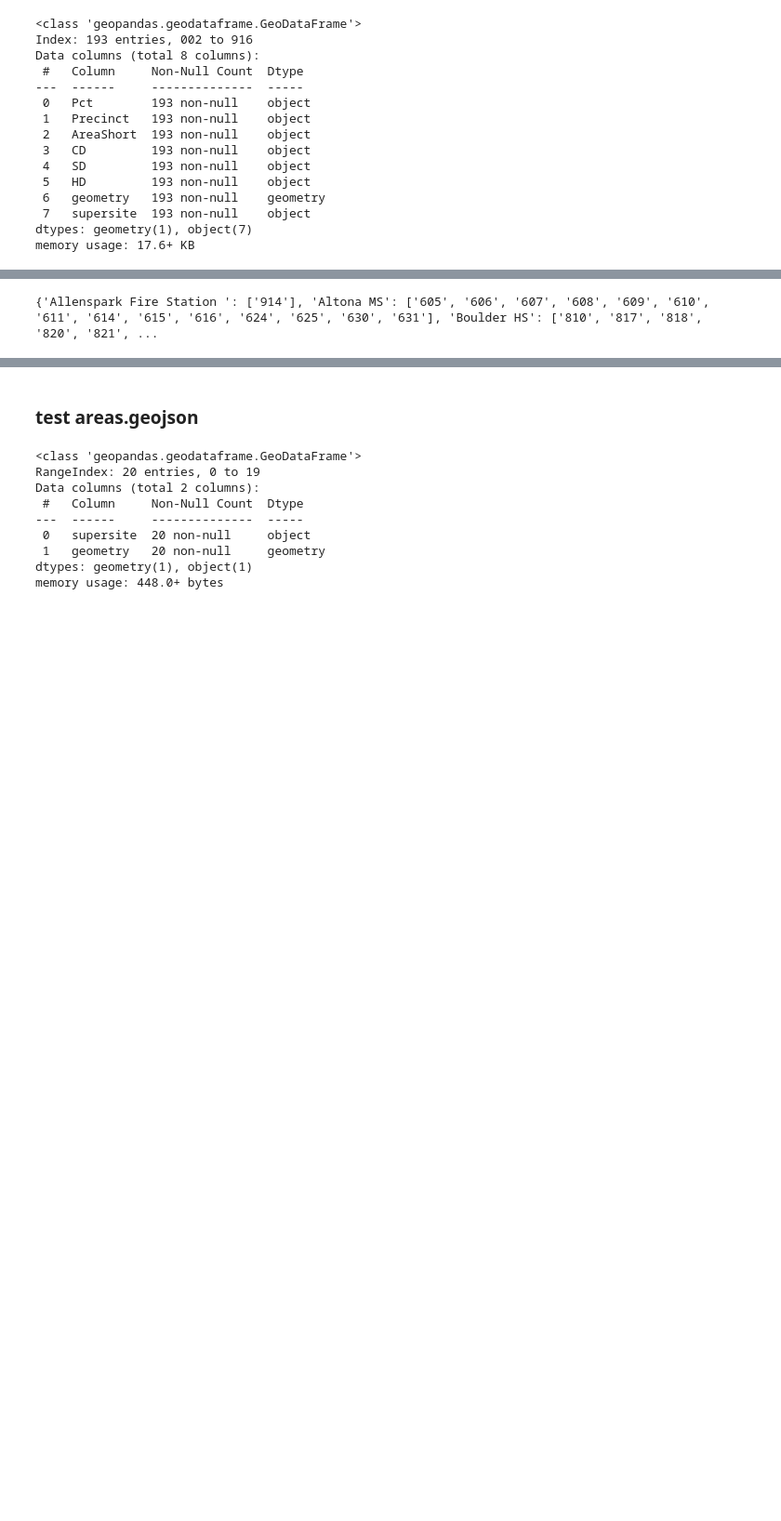
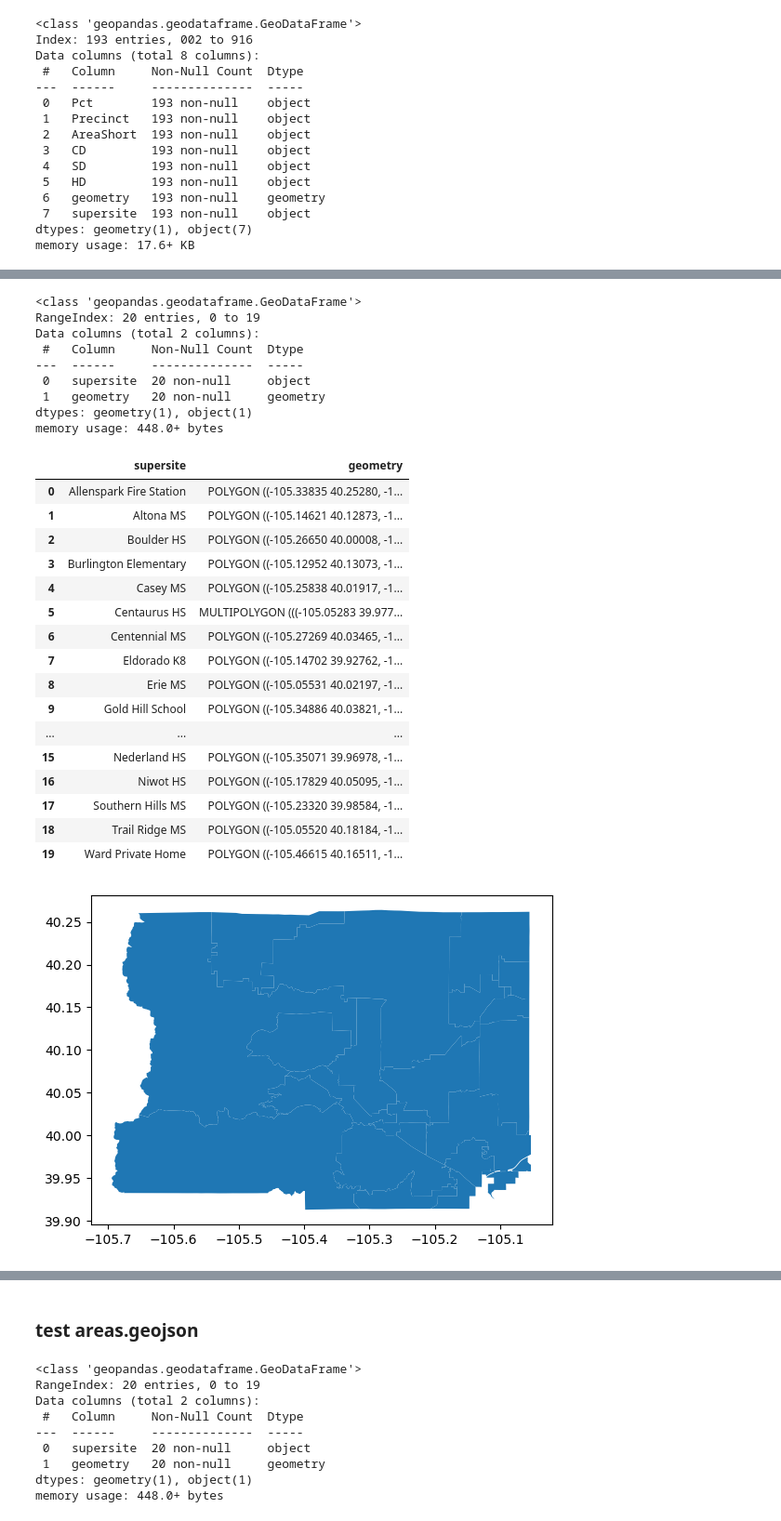
Before and after one commit to bnorikane/supersiteDB, a Jupyter notebook: supersite_pct_geom.ipynb, the cells around one changed output, grey strips where cells are left out. Shown: that part at 93% size. Cells and saved outputs as stored; diff of their text form; code cells hidden in the pictures; blank space fills up the shorter version.

```diff
--- a/supersite_pct_geom.ipynb
+++ b/supersite_pct_geom.ipynb
@@ -392,5 +422,42 @@ memory usage: 17.6+ KB
 # %%
+#  Method 2b - group precincts by group, then use dissolve on each group
 ssgroups = pctgeo.groupby('supersite')
 ssgroups.groups
+# Create boundary for each supersite from outline of precincts in supersite
+for name, group in ssgroups:
+    ssgdf = pd.concat([ssgdf, group.dissolve()], ignore_index=True)
+
+ssgdf_2b = ssgdf[['supersite', 'geometry']]
+ssgdf_2b = ssgdf.set_geometry('geometry')
+
+ssgdf_2b.info()
+ssgdf_2b.plot()
+ssgdf_2b
 # %% [output]
-{'Allenspark Fire Station ': ['914'], 'Altona MS': ['605', '606', '607', '608', '609', '610', '611', '614', '615', '616', '624', '625', '630', '631'], 'Boulder HS': ['810', '817', '818', '820', '821', ...
+<class 'geopandas.geodataframe.GeoDataFrame'>
+RangeIndex: 20 entries, 0 to 19
+Data columns (total 2 columns):
+ #   Column     Non-Null Count  Dtype
+---  ------     --------------  -----
+ 0   supersite  20 non-null     object
+ 1   geometry   20 non-null     geometry
+dtypes: geometry(1), object(1)
+memory usage: 448.0+ bytes
+|  | supersite | geometry |
+| 0 | Allenspark Fire Station | POLYGON ((-105.33835 40.25280, -1... |
+| 1 | Altona MS | POLYGON ((-105.14621 40.12873, -1... |
+| 2 | Boulder HS | POLYGON ((-105.26650 40.00008, -1... |
+| 3 | Burlington Elementary | POLYGON ((-105.12952 40.13073, -1... |
+| 4 | Casey MS | POLYGON ((-105.25838 40.01917, -1... |
+| 5 | Centaurus HS | MULTIPOLYGON (((-105.05283 39.977... |
+| 6 | Centennial MS | POLYGON ((-105.27269 40.03465, -1... |
+| 7 | Eldorado K8 | POLYGON ((-105.14702 39.92762, -1... |
+| 8 | Erie MS | POLYGON ((-105.05531 40.02197, -1... |
+| 9 | Gold Hill School | POLYGON ((-105.34886 40.03821, -1... |
+| ... | ... | ... |
+| 15 | Nederland HS | POLYGON ((-105.35071 39.96978, -1... |
+| 16 | Niwot HS | POLYGON ((-105.17829 40.05095, -1... |
+| 17 | Southern Hills MS | POLYGON ((-105.23320 39.98584, -1... |
+| 18 | Trail Ridge MS | POLYGON ((-105.05520 40.18184, -1... |
+| 19 | Ward Private Home | POLYGON ((-105.46615 40.16511, -1... |
+[figure, added]
```
Also changed, not shown: parts of 8 cells of this notebook.
